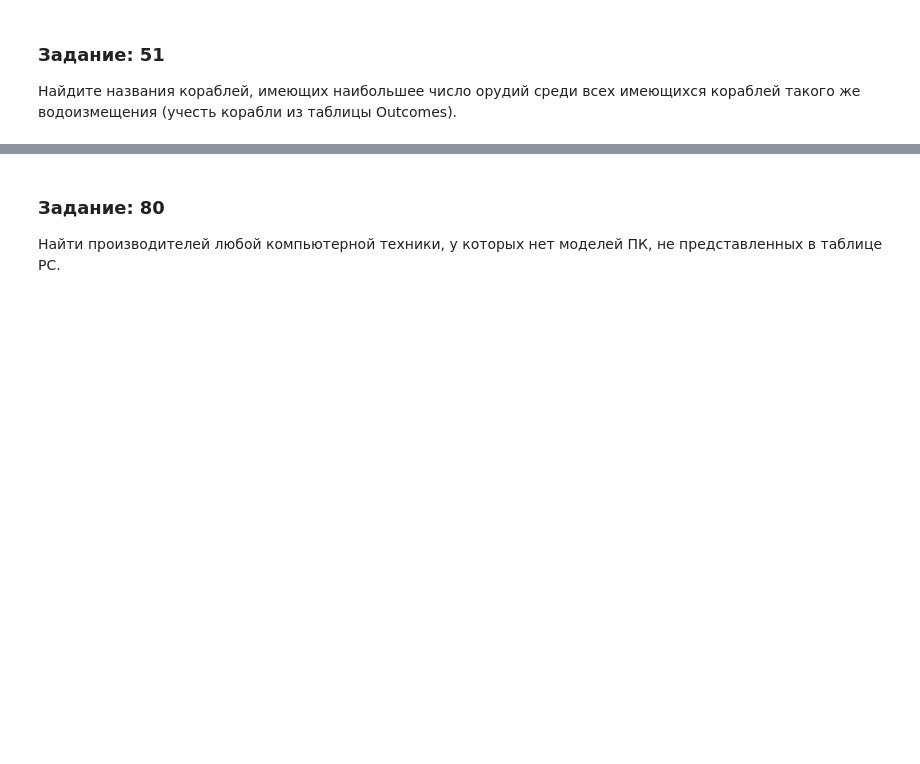
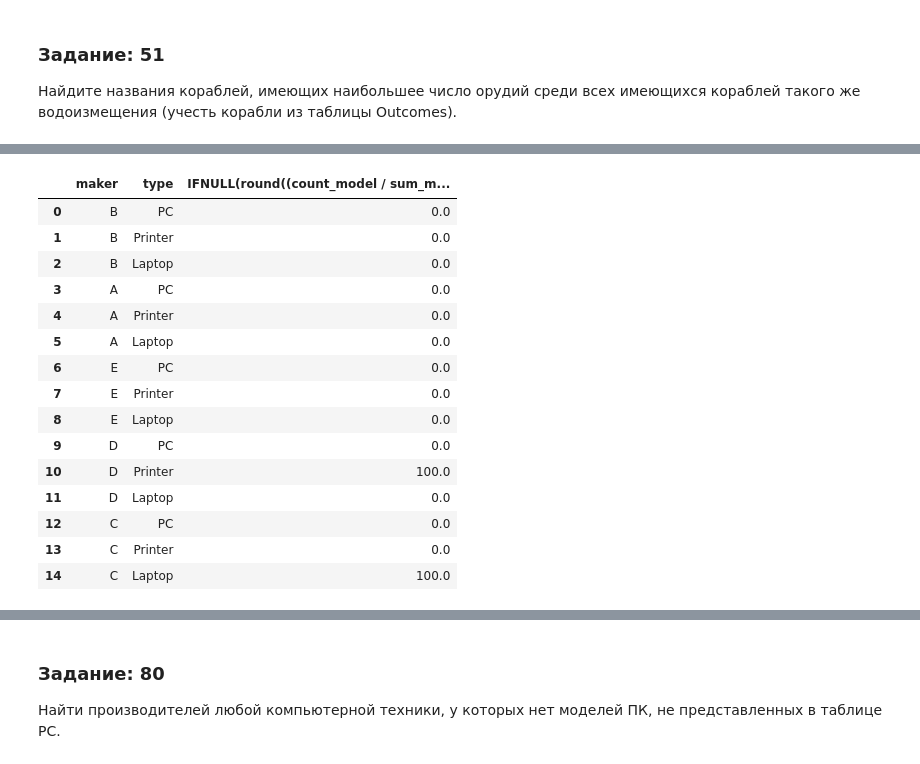
Before and after one commit to kotl68/SQL, a Jupyter notebook: SQL-EX.ipynb, the cells around one changed output, grey strips where cells are left out. Drawn from its saved outputs; the diff is of its cells as text; code cells hidden in the pictures; blank space fills up the shorter version.

```diff
--- a/SQL-EX.ipynb
+++ b/SQL-EX.ipynb
@@ -1738,0 +1787,12 @@ https://www.sql-ex.ru/exercises/index.php?act=learn&LN=51
+# %%
+sql = '''
+SELECT name FROM Ships
+INNER JOIN Classes ON Classes.class = Ships.class
+WHERE country = 'Japan' AND
+type = 'bb' AND
+(numGuns >= 9 OR numGuns IS NULL) AND
+(bore < 19 OR bore IS NULL) AND
+(displacement <= 65000 OR displacement IS NULL)
+;
+'''
+select(sql)
@@ -1738,0 +1923,38 @@ https://www.sql-ex.ru/exercises/index.php?act=learn&LN=51
+# %%
+sql = '''
+WITH cross_data AS(
+SELECT DISTINCT Product.maker, q.type FROM Product
+CROSS JOIN (SELECT maker, type FROM Product) as q),
+
+data AS(
+SELECT maker, type,
+        COUNT(model) as count_model,
+        SUM(COUNT(model)) OVER(PARTITION BY maker) as sum_model
+        FROM Product
+GROUP BY maker,type)
+
+
+select cross_data.maker, cross_data.type,
+IFNULL(round((count_model / sum_model) * 100,2), 0)
+from cross_data
+LEFT JOIN data ON data.maker = cross_data.maker and data.type = cross_data.type
+;
+'''
+select(sql) # Почему то не отображается, но ответ правильный
+# %% [output]
+|  | maker | type | IFNULL(round((count_model / sum_m... |
+| 0 | B | PC | 0.0 |
+| 1 | B | Printer | 0.0 |
+| 2 | B | Laptop | 0.0 |
+| 3 | A | PC | 0.0 |
+| 4 | A | Printer | 0.0 |
+| 5 | A | Laptop | 0.0 |
+| 6 | E | PC | 0.0 |
+| 7 | E | Printer | 0.0 |
+| 8 | E | Laptop | 0.0 |
+| 9 | D | PC | 0.0 |
+| 10 | D | Printer | 100.0 |
+| 11 | D | Laptop | 0.0 |
+| 12 | C | PC | 0.0 |
+| 13 | C | Printer | 0.0 |
+| 14 | C | Laptop | 100.0 |
```
Also changed, not shown: parts of 22 cells of this notebook.
